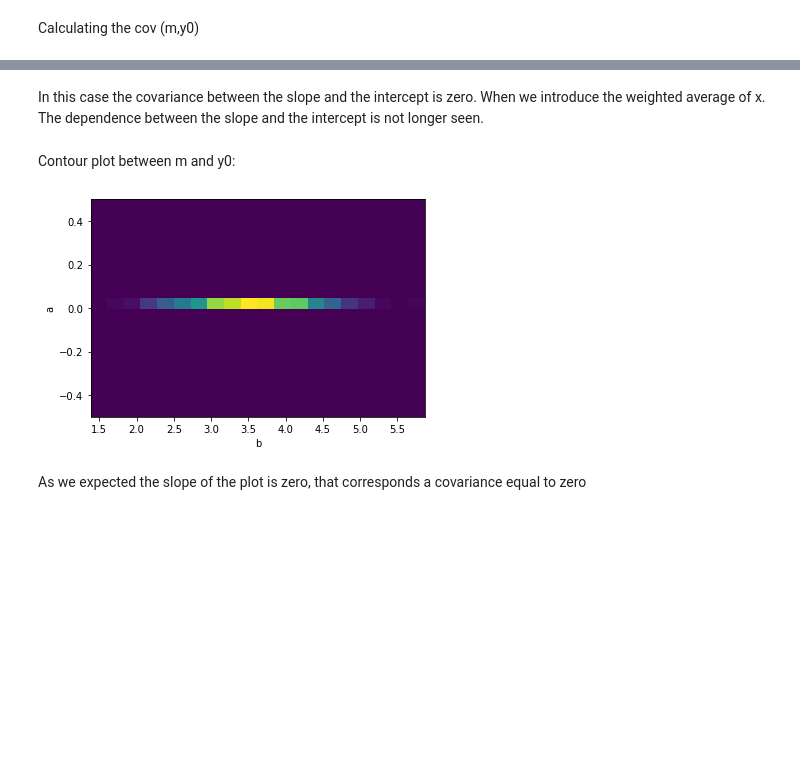
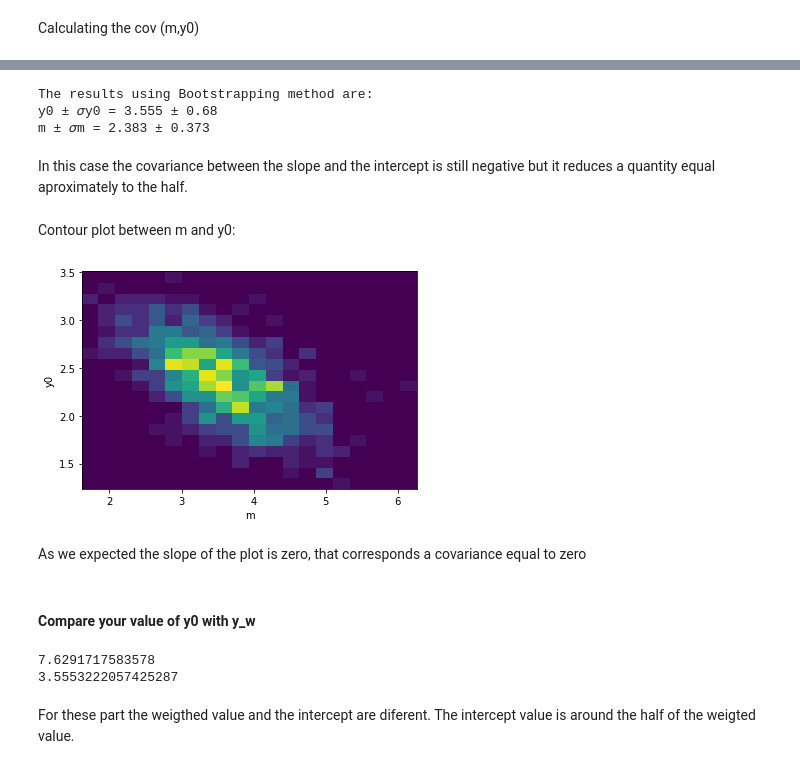
Before and after one commit to ccochato/cnm_final_project, a Jupyter notebook: FINAL_PROJECT_BOOTSTRAPPING.ipynb, the cells around one changed output, grey strips where cells are left out. Cells and saved outputs as stored; diff of their text form; code cells hidden in the pictures; blank space fills up the shorter version.

Commit message:
Comparasion between the weighted y and the intercept

```diff
--- a/FINAL_PROJECT_BOOTSTRAPPING.ipynb
+++ b/FINAL_PROJECT_BOOTSTRAPPING.ipynb
@@ -276,14 +279,28 @@ The covariance between m and y0 is: 0.0
+# %%
+y0 = y0_m_dat[:, 0].mean()
+m = y0_m_dat[:, 1].mean()
+sd_y0 = stand_d(y0_m_dat[:, 0])
+sd_m = stand_d(y0_m_dat[:, 1])
+print('The results using Bootstrapping method are:')
+print('y0 ± 𝜎y0 = ' + str(round(y0, 3)) +  " ± " + str(round(sd_y0, 3)))
+print('m ± 𝜎m = ' + str(round(m, 3)) +  " ± " + str(round(sd_m, 3)))
+# %% [output]
+The results using Bootstrapping method are:
+y0 ± 𝜎y0 = 3.555 ± 0.68
+m ± 𝜎m = 2.383 ± 0.373
 # %% [markdown]
-In this case the covariance between the slope and the intercept is zero. When we introduce the weighted average of x. The dependence between the slope and the intercept is not longer seen.
+In this case the covariance between the slope and the intercept is still negative but it reduces a quantity equal aproximately to the half.
 # %% [markdown]
 Contour plot between m and y0:
 # %%
 plt.hist2d(y0_m_dat[:, 0], y0_m_dat[:, 1], bins = 20)
-plt.xlabel('b')
-plt.ylabel('a')
+plt.xlabel('m')
+plt.ylabel('y0')
 plt.show()
 # %% [output]
-[figure, old version]
+[figure, new version]
 # %% [markdown]
 As we expected the slope of the plot is zero, that corresponds a covariance
 equal to zero
+# %% [markdown]
+#### Compare your value of y0 with y_w
@@ -289,0 +309,9 @@ equal to zero
+# %%
+print(y_w)
+print(y0)
+# %% [output]
+7.6291717583578
+3.5553222057425287
+# %% [markdown]
+For these part the weigthed value and the intercept are diferent.
+The intercept value is around the half of the weigted value.
```
Also changed, not shown: parts of 9 cells of this notebook.
